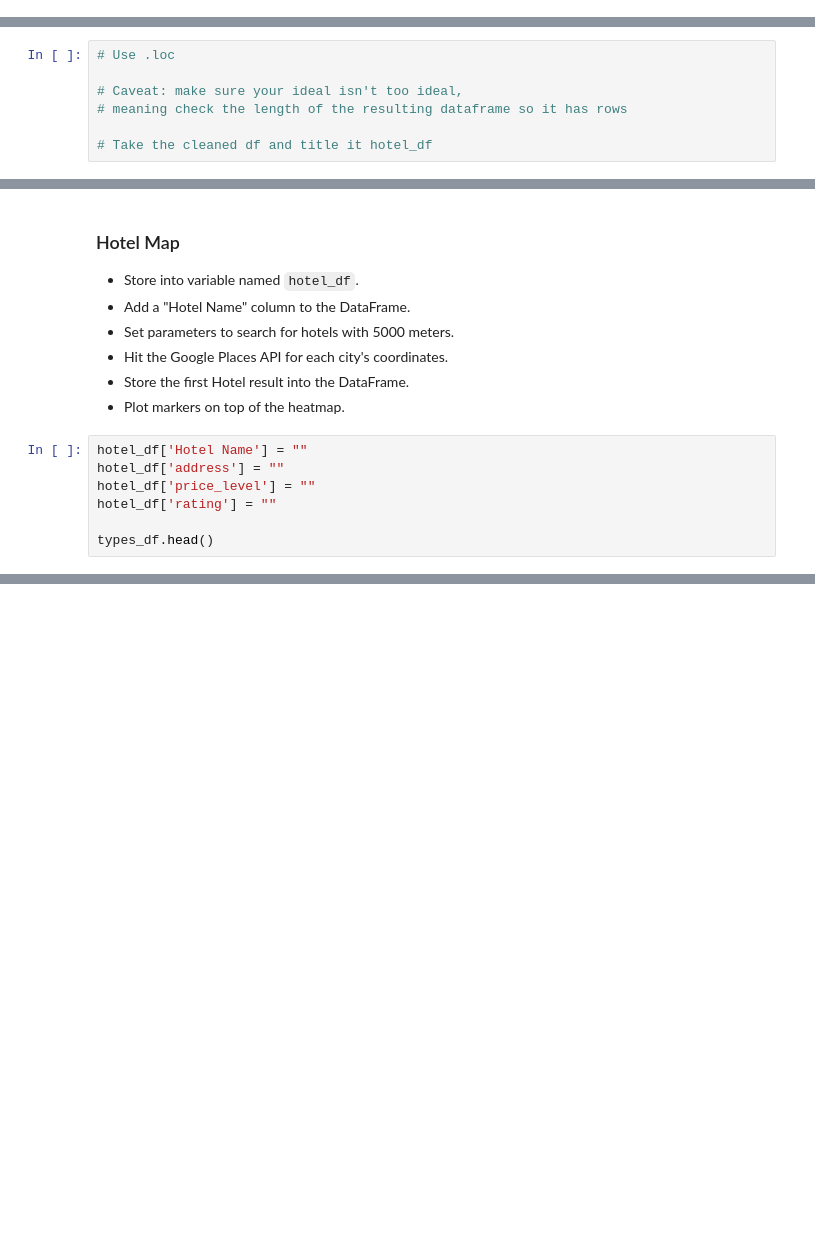
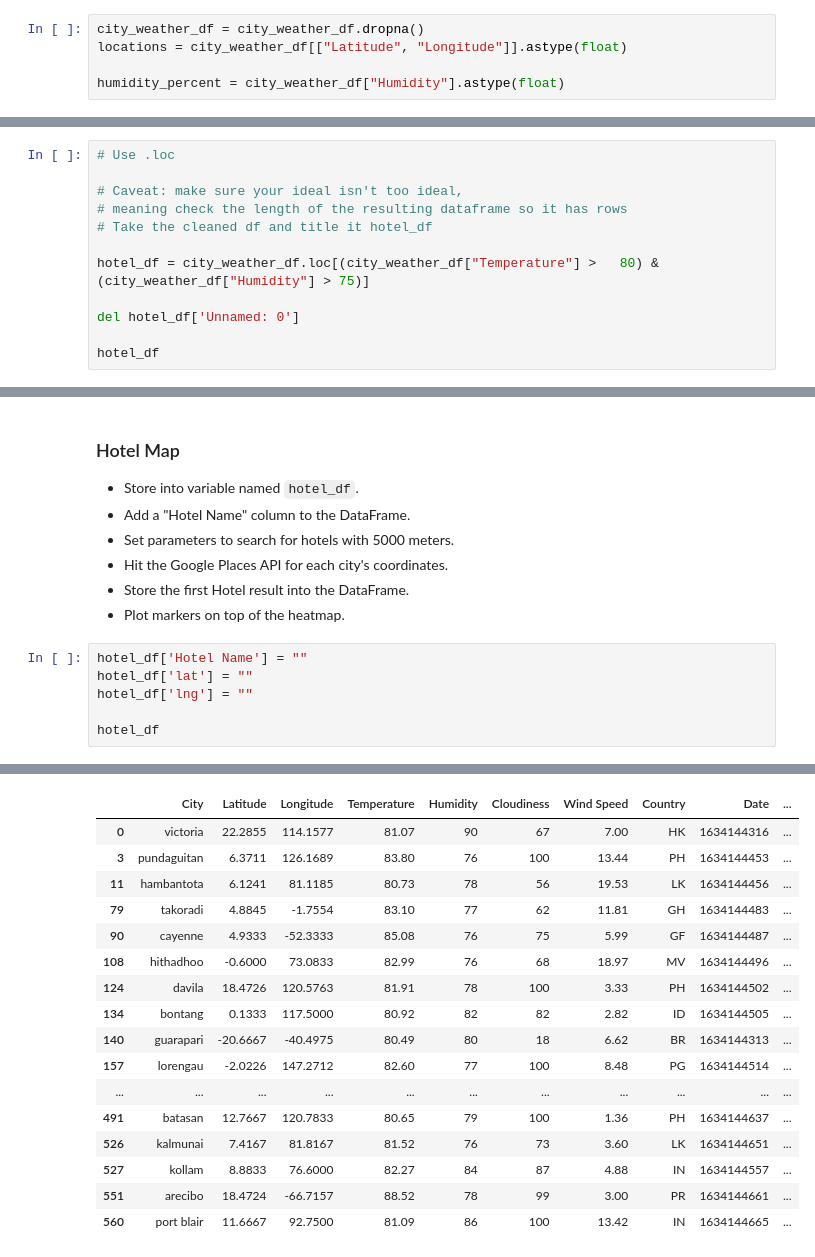
Before and after one commit to RUNTMC19/python-api-challenge, a Jupyter notebook: VacationPy/VacationPy.ipynb, the cells around one changed output, grey strips where cells are left out. Drawn from its saved outputs; the diff is of its cells as text; blank space fills up the shorter version.

Commit message:
Add files via upload
Updated vacation notebook with hotel cells completed

```diff
--- a/VacationPy/VacationPy.ipynb
+++ b/VacationPy/VacationPy.ipynb
@@ -47,3 +48,8 @@ city_weather_df.drop(columns=['Unnamed: 0'])
 * Configure gmaps.
 * Use the Lat and Lng as locations and Humidity as the weight.
 * Add Heatmap layer to map.
+# %%
+city_weather_df = city_weather_df.dropna()
+locations = city_weather_df[["Latitude", "Longitude"]].astype(float)
+
+humidity_percent = city_weather_df["Humidity"].astype(float)
@@ -56,5 +74,10 @@ city_weather_df.drop(columns=['Unnamed: 0'])
 
 # Caveat: make sure your ideal isn't too ideal,
 # meaning check the length of the resulting dataframe so it has rows
+# Take the cleaned df and title it hotel_df
 
-# Take the cleaned df and title it hotel_df
+hotel_df = city_weather_df.loc[(city_weather_df["Temperature"] >   80) & (city_weather_df["Humidity"] > 75)]
+
+del hotel_df['Unnamed: 0']
+
+hotel_df
@@ -68,8 +109,8 @@ city_weather_df.drop(columns=['Unnamed: 0'])
 * Plot markers on top of the heatmap.
 # %%
 hotel_df['Hotel Name'] = ""
-hotel_df['address'] = ""
-hotel_df['price_level'] = ""
-hotel_df['rating'] = ""
+hotel_df['lat'] = ""
+hotel_df['lng'] = ""
 
-types_df.head()
+hotel_df
+# %% [output]
@@ -76 +132,18 @@ types_df.head()
+|  | City | Latitude | Longitude | Temperature | Humidity | Cloudiness | Wind Speed | Country | Date | ... |
+| 0 | victoria | 22.2855 | 114.1577 | 81.07 | 90 | 67 | 7.00 | HK | 1634144316 | ... |
+| 3 | pundaguitan | 6.3711 | 126.1689 | 83.80 | 76 | 100 | 13.44 | PH | 1634144453 | ... |
+| 11 | hambantota | 6.1241 | 81.1185 | 80.73 | 78 | 56 | 19.53 | LK | 1634144456 | ... |
+| 79 | takoradi | 4.8845 | -1.7554 | 83.10 | 77 | 62 | 11.81 | GH | 1634144483 | ... |
+| 90 | cayenne | 4.9333 | -52.3333 | 85.08 | 76 | 75 | 5.99 | GF | 1634144487 | ... |
+| 108 | hithadhoo | -0.6000 | 73.0833 | 82.99 | 76 | 68 | 18.97 | MV | 1634144496 | ... |
+| 124 | davila | 18.4726 | 120.5763 | 81.91 | 78 | 100 | 3.33 | PH | 1634144502 | ... |
+| 134 | bontang | 0.1333 | 117.5000 | 80.92 | 82 | 82 | 2.82 | ID | 1634144505 | ... |
+| 140 | guarapari | -20.6667 | -40.4975 | 80.49 | 80 | 18 | 6.62 | BR | 1634144313 | ... |
+| 157 | lorengau | -2.0226 | 147.2712 | 82.60 | 77 | 100 | 8.48 | PG | 1634144514 | ... |
+| ... | ... | ... | ... | ... | ... | ... | ... | ... | ... | ... |
+| 491 | batasan | 12.7667 | 120.7833 | 80.65 | 79 | 100 | 1.36 | PH | 1634144637 | ... |
+| 526 | kalmunai | 7.4167 | 81.8167 | 81.52 | 76 | 73 | 3.60 | LK | 1634144651 | ... |
+| 527 | kollam | 8.8833 | 76.6000 | 82.27 | 84 | 87 | 4.88 | IN | 1634144557 | ... |
+| 551 | arecibo | 18.4724 | -66.7157 | 88.52 | 78 | 99 | 3.00 | PR | 1634144661 | ... |
+| 560 | port blair | 11.6667 | 92.7500 | 81.09 | 86 | 100 | 13.42 | IN | 1634144665 | ... |
 # %%
```
Also changed, not shown: parts of 9 cells of this notebook.
